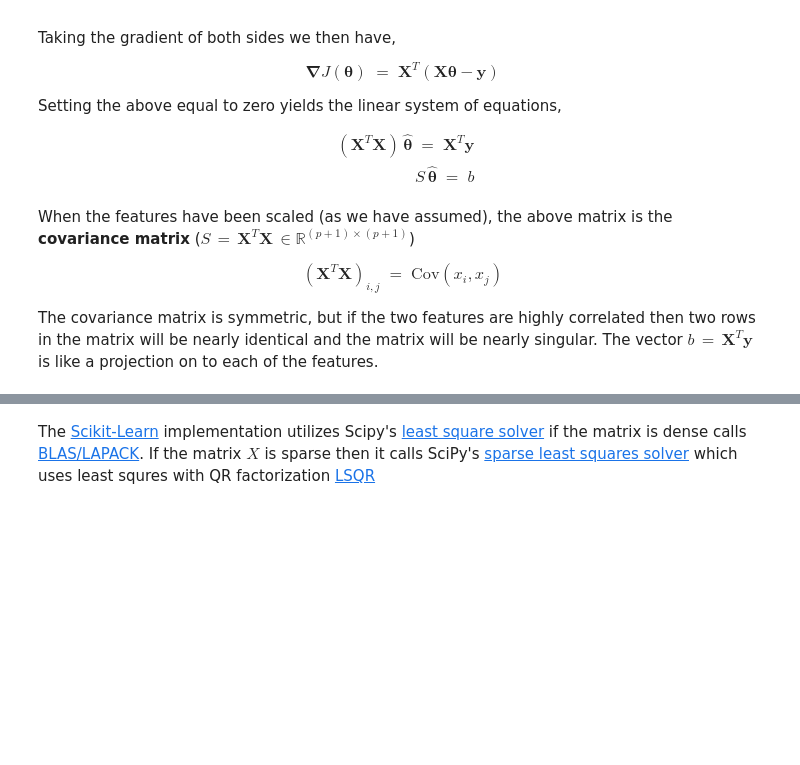
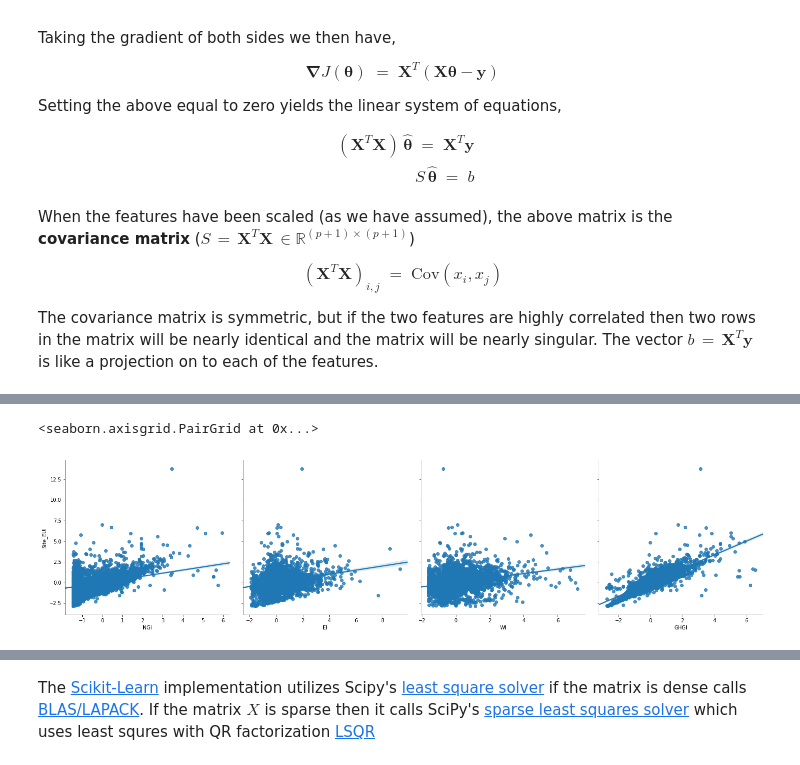
Before and after one commit to mdh266/CompLinearAlgebraML, a Jupyter notebook: Notebook.ipynb, the cells around one changed output, grey strips where cells are left out. Drawn from its saved outputs; the diff is of its cells as text; code cells hidden in the pictures; blank space fills up the shorter version.

```diff
--- a/Notebook.ipynb
+++ b/Notebook.ipynb
@@ -161,0 +158,5 @@ https://docs.scipy.org/doc/numpy/reference/generated/numpy.linalg.cholesky.html
+# %%
+import pandas as pd
+import seaborn as sns
+
+df = pd.read_csv("data.csv")
@@ -161,0 +172,14 @@ https://docs.scipy.org/doc/numpy/reference/generated/numpy.linalg.cholesky.html
+# %%
+from sklearn.preprocessing import StandardScaler
+df_s = StandardScaler().fit_transform(df[['NGI','EI','WI','Site_EUI','GHGI']])
+
+df2  = pd.DataFrame(df_s, columns=['NGI','EI','WI','Site_EUI','GHGI'])
+# %%
+sns.pairplot(df2,
+             x_vars=['NGI','EI','WI','GHGI'],
+             y_vars='Site_EUI',
+             kind = 'reg',
+             height=5)
+# %% [output]
+<seaborn.axisgrid.PairGrid at 0x...>
+[figure, added]
```
Also changed, not shown: parts of 17 cells of this notebook, 3 other files.
